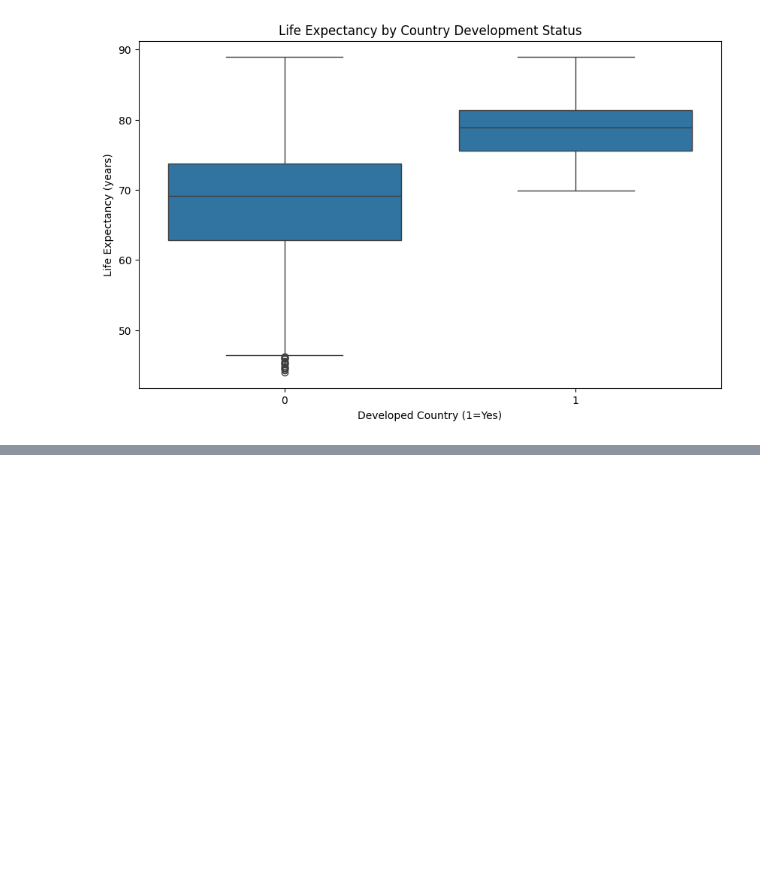
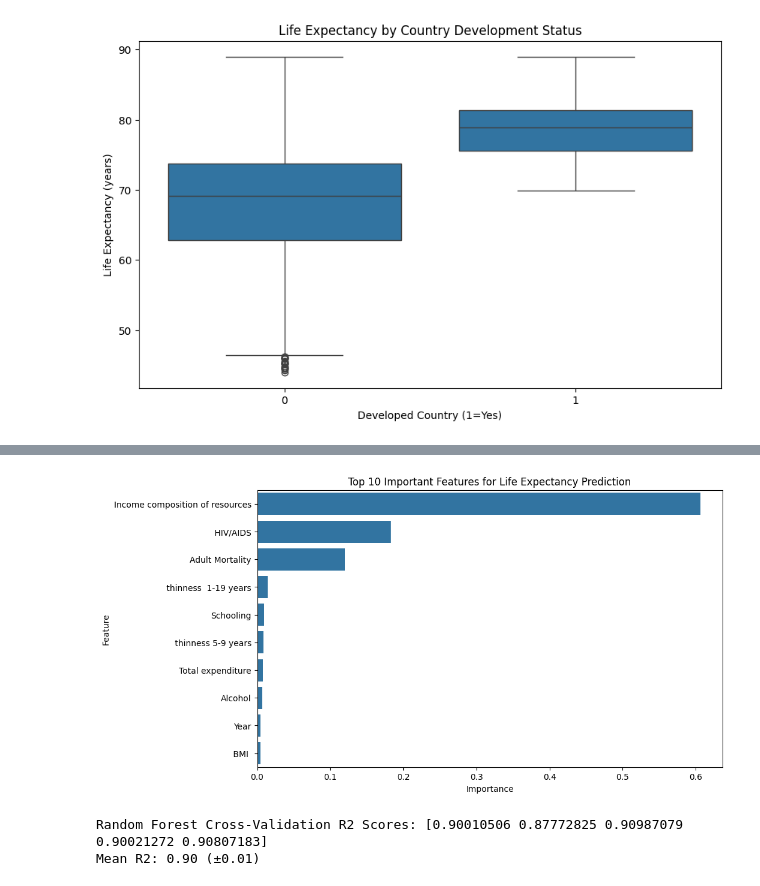
Before and after one commit to NamatovuChristineMaria123/Group-A-Day-Life-Expectancy-Recess-Project, a Jupyter notebook: Life_expectancy.ipynb, the cells around one changed output, grey strips where cells are left out. Cells and saved outputs as stored; diff of their text form; code cells hidden in the pictures; blank space fills up the shorter version.

```diff
--- a/Life_expectancy.ipynb
+++ b/Life_expectancy.ipynb
@@ -234,0 +271,26 @@ ValueError: Mime type rendering requires nbformat>=4.2.0 but it is not installed
+# %%
+# Data Splitting and Model Training
+# Initialize models
+models = {
+    'Linear Regression': LinearRegression(),
+    'Random Forest': RandomForestRegressor(n_estimators=100, random_state=42)
+}
+
+# Train and evaluate models
+results = {}
+for name, model in models.items():
+    model.fit(X_train, y_train)
+    y_pred = model.predict(X_test)
+
+    # Calculate metrics
+    mse = mean_squared_error(y_test, y_pred)
+    r2 = r2_score(y_test, y_pred)
+
+    results[name] = {
+        'MSE': mse,
+        'R2': r2
+    }
+
+    print(f"{name} Results:")
+    print(f"MSE: {mse:.2f}")
+    print(f"R2 Score: {r2:.2f}\n")
@@ -234,0 +305,24 @@ ValueError: Mime type rendering requires nbformat>=4.2.0 but it is not installed
+# %%
+# Feature importance for Random Forest
+rf = models['Random Forest']
+importances = rf.feature_importances_
+feature_importance = pd.DataFrame({'Feature': X.columns, 'Importance': importances})
+feature_importance = feature_importance.sort_values('Importance', ascending=False).head(10)
+
+plt.figure(figsize=(10,6))
+sns.barplot(x='Importance', y='Feature', data=feature_importance)
+plt.title('Top 10 Important Features for Life Expectancy Prediction')
+plt.show()
+# %% [output]
+[figure, added]
+# %%
+# Cross Validation
+from sklearn.model_selection import cross_val_score
+
+# Cross validation for Random Forest
+rf_scores = cross_val_score(rf, X_scaled, y, cv=5, scoring='r2')
+print(f"Random Forest Cross-Validation R2 Scores: {rf_scores}")
+print(f"Mean R2: {rf_scores.mean():.2f} (±{rf_scores.std():.2f})")
+# %% [output]
+Random Forest Cross-Validation R2 Scores: [0.90010506 0.87772825 0.90987079 0.90021272 0.90807183]
+Mean R2: 0.90 (±0.01)
```
Also changed, not shown: parts of 9 cells of this notebook, 7 other files.
